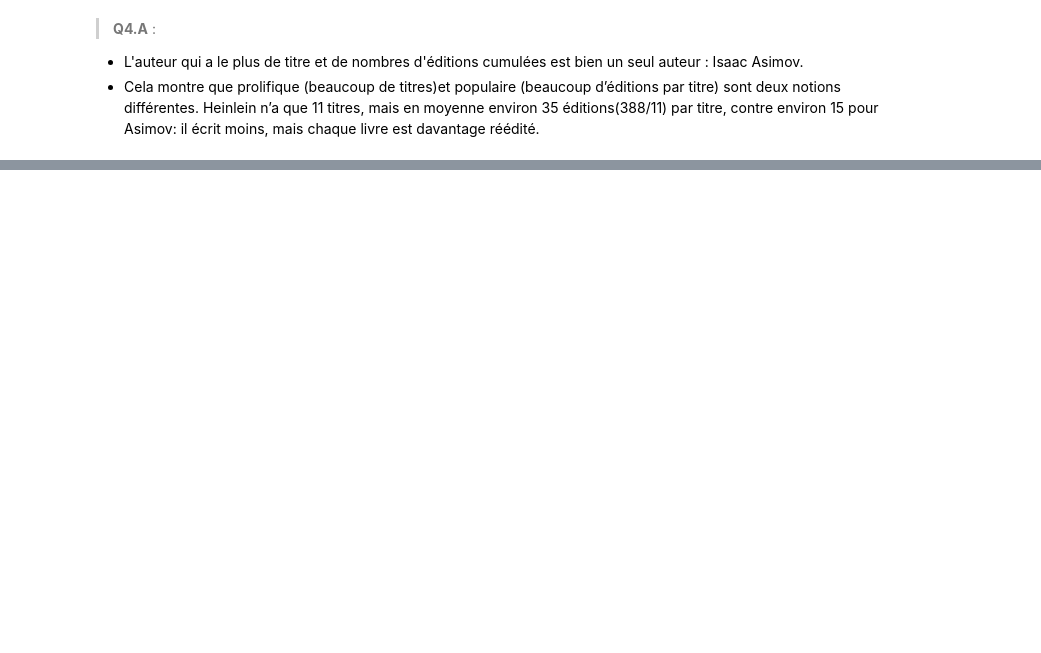
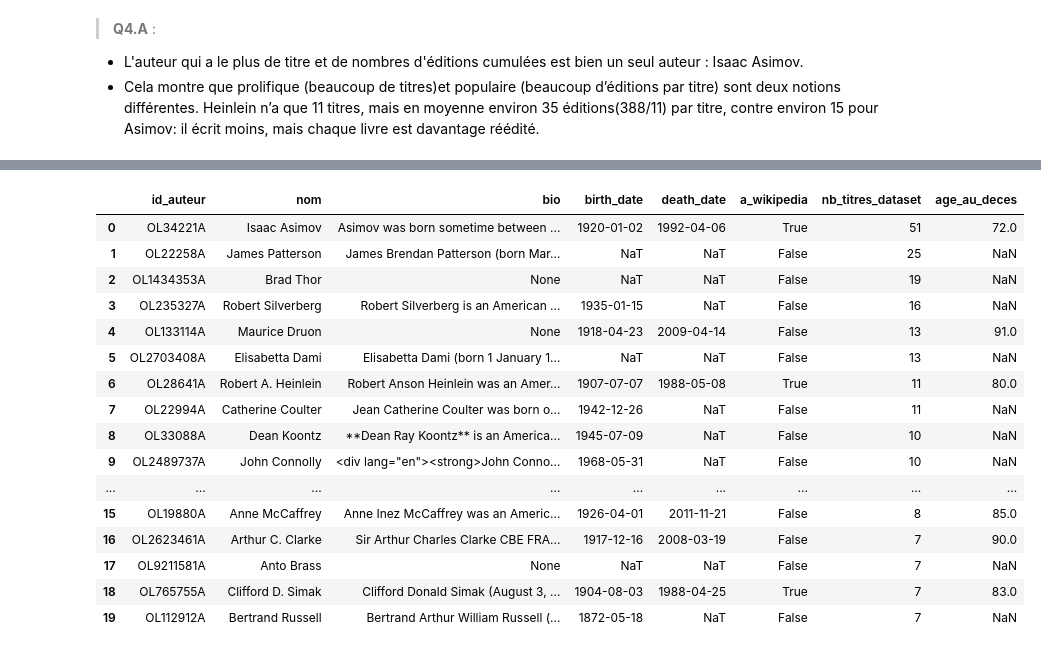
Before and after one commit to smarjane/TP-livres-data, a Jupyter notebook: TP_Livre.ipynb, the cells around one changed output, grey strips where cells are left out. Saved outputs shown, nothing was run; the diff lists cells and outputs as text; code cells hidden in the pictures; blank space fills up the shorter version.

```diff
--- a/TP_Livre.ipynb
+++ b/TP_Livre.ipynb
@@ -745,0 +939,3 @@ print(len(df_nettoyage))
+# %%
+#32
+df_connus = df_nettoyage[df_nettoyage['premier_auteur'] != 'Inconnu'].copy()
@@ -745,0 +1032,22 @@ print(len(df_nettoyage))
+# %%
+#34
+infos_auteurs = []
+
+for item in reponses_auteurs:
+    data = item["json"]
+
+    bio = data.get("bio")
+    if type(bio) == dict:
+        bio = bio["value"]
+
+    infos_auteurs.append({
+        "id_auteur": item["id_auteur"],
+        "nom": data.get("name"),
+        "bio": bio,
+        "birth_date": data.get("birth_date"),
+        "death_date": data.get("death_date"),
+        "a_wikipedia": "wikipedia" in str(data.get("links", "")),
+    })
+
+print(len(infos_auteurs))
+print(infos_auteurs[0])
@@ -745,0 +1057,7 @@ print(len(df_nettoyage))
+# %%
+#35
+df_auteurs = pd.DataFrame(infos_auteurs)
+df_auteurs['nb_titres_dataset'] = top_auteurs_api['nb_titres_dataset'].tolist() #soucis alignement
+
+print(df_auteurs.shape)
+df_auteurs
@@ -745,0 +1083,6 @@ print(len(df_nettoyage))
+# %%
+#36
+df_auteurs['birth_date'] = pd.to_datetime(df_auteurs['birth_date'], errors='coerce')
+df_auteurs['death_date'] = pd.to_datetime(df_auteurs['death_date'], errors='coerce')
+
+df_auteurs[['nom', 'birth_date', 'death_date']]
@@ -745,0 +1107,25 @@ print(len(df_nettoyage))
+# %%
+#37
+bd = df_auteurs['birth_date']
+dd = df_auteurs['death_date']
+
+df_auteurs['age_au_deces'] = (dd - bd).dt.days // 365
+df_auteurs
+# %% [output]
+|  | id_auteur | nom | bio | birth_date | death_date | a_wikipedia | nb_titres_dataset | age_au_deces |
+| 0 | OL34221A | Isaac Asimov | Asimov was born sometime between ... | 1920-01-02 | 1992-04-06 | True | 51 | 72.0 |
+| 1 | OL22258A | James Patterson | James Brendan Patterson (born Mar... | NaT | NaT | False | 25 | NaN |
+| 2 | OL1434353A | Brad Thor | None | NaT | NaT | False | 19 | NaN |
+| 3 | OL235327A | Robert Silverberg | Robert Silverberg is an American ... | 1935-01-15 | NaT | False | 16 | NaN |
+| 4 | OL133114A | Maurice Druon | None | 1918-04-23 | 2009-04-14 | False | 13 | 91.0 |
+| 5 | OL2703408A | Elisabetta Dami | Elisabetta Dami (born 1 January 1... | NaT | NaT | False | 13 | NaN |
+| 6 | OL28641A | Robert A. Heinlein | Robert Anson Heinlein was an Amer... | 1907-07-07 | 1988-05-08 | True | 11 | 80.0 |
+| 7 | OL22994A | Catherine Coulter | Jean Catherine Coulter was born o... | 1942-12-26 | NaT | False | 11 | NaN |
+| 8 | OL33088A | Dean Koontz | **Dean Ray Koontz** is an America... | 1945-07-09 | NaT | False | 10 | NaN |
+| 9 | OL2489737A | John Connolly | <div lang="en"><strong>John Conno... | 1968-05-31 | NaT | False | 10 | NaN |
+| ... | ... | ... | ... | ... | ... | ... | ... | ... |
+| 15 | OL19880A | Anne McCaffrey | Anne Inez McCaffrey was an Americ... | 1926-04-01 | 2011-11-21 | False | 8 | 85.0 |
+| 16 | OL2623461A | Arthur C. Clarke | Sir Arthur Charles Clarke CBE FRA... | 1917-12-16 | 2008-03-19 | False | 7 | 90.0 |
+| 17 | OL9211581A | Anto Brass | None | NaT | NaT | False | 7 | NaN |
+| 18 | OL765755A | Clifford D. Simak | Clifford Donald Simak (August 3, ... | 1904-08-03 | 1988-04-25 | True | 7 | 83.0 |
+| 19 | OL112912A | Bertrand Russell | Bertrand Arthur William Russell (... | 1872-05-18 | NaT | False | 7 | NaN |
```
Also changed, not shown: parts of 31 cells of this notebook, 6 other files.
